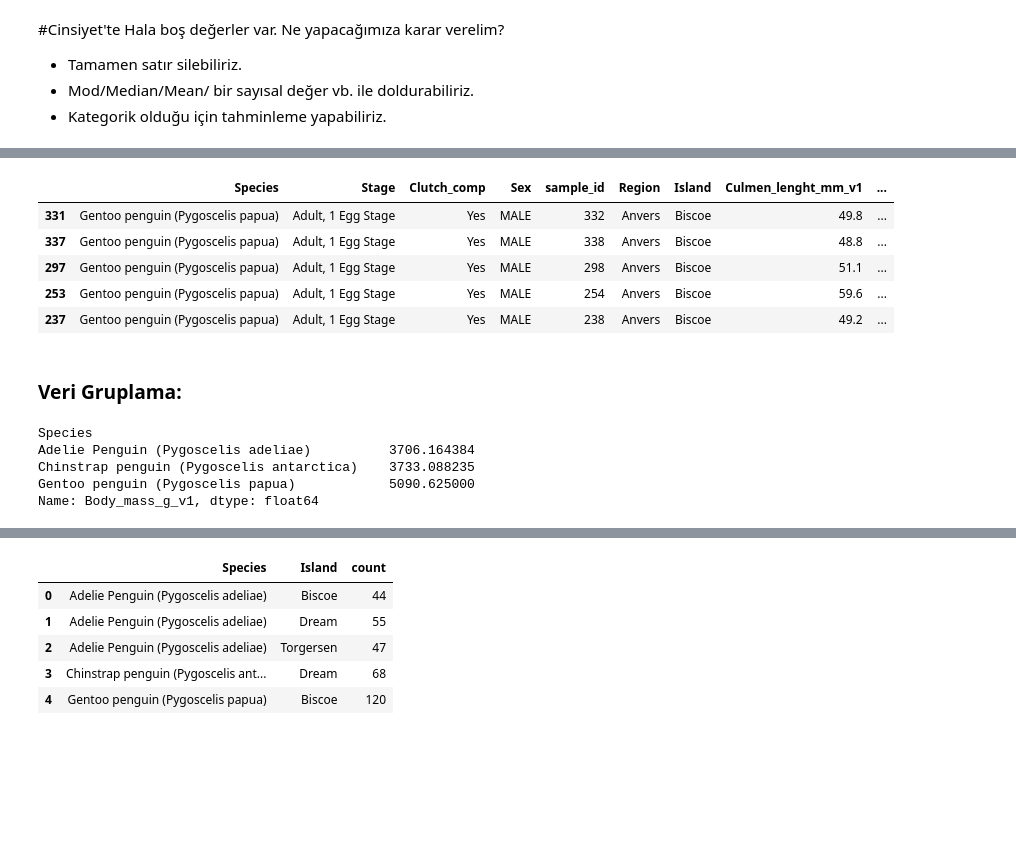
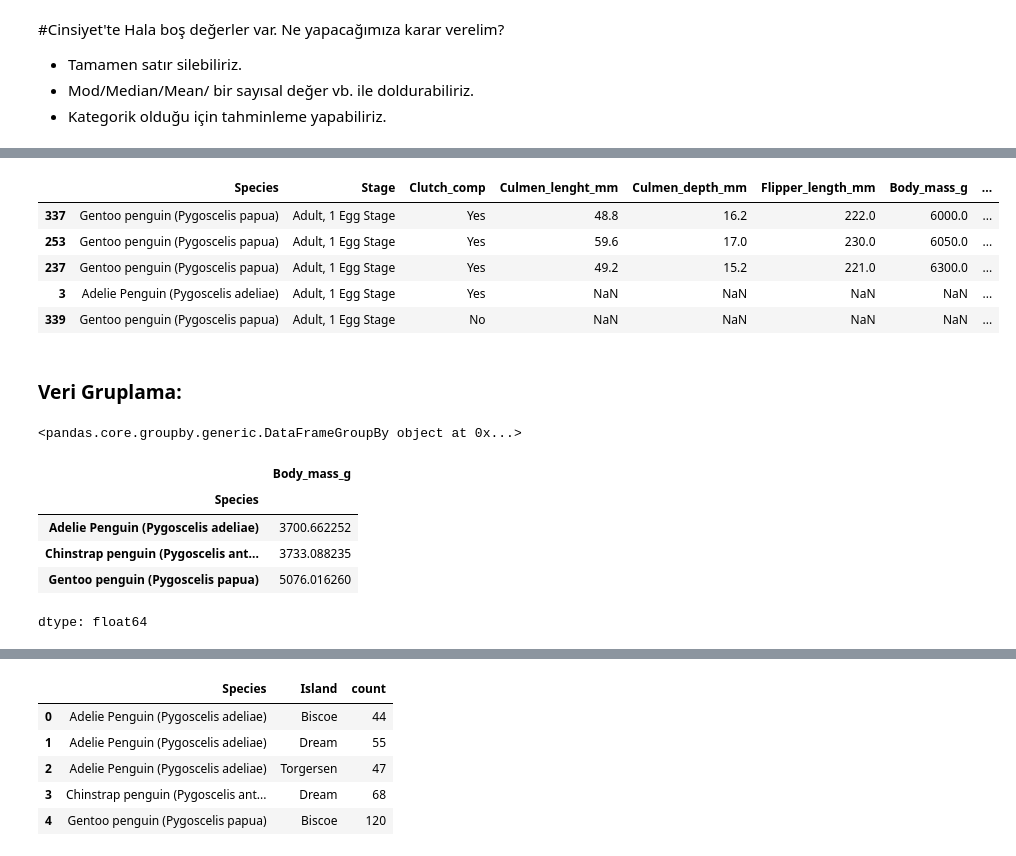
Before and after one commit to Fatmaerdogan/Patika-Bootcamp, a Jupyter notebook: 10_05_2025_Python_dersi_Data_Processes_Numpy_Pandas.ipynb, the cells around one changed output, grey strips where cells are left out. Saved outputs shown, nothing was run; the diff lists cells and outputs as text; code cells hidden in the pictures; blank space fills up the shorter version.

```diff
--- a/10_05_2025_Python_dersi_Data_Processes_Numpy_Pandas.ipynb
+++ b/10_05_2025_Python_dersi_Data_Processes_Numpy_Pandas.ipynb
@@ -1762,24 +1770,29 @@ Name: Body_mass_g_v1, dtype: float64
 # %%
-sorted_mass2 = penguin_dataset.sort_values('Body_mass_g_v1')
+sorted_mass2 = penguin_dataset.sort_values('Body_mass_g')
 
 sorted_mass2.tail()
 # %% [output]
-|  | Species | Stage | Clutch_comp | Sex | sample_id | Region | Island | Culmen_lenght_mm_v1 | ... |
-| 331 | Gentoo penguin (Pygoscelis papua) | Adult, 1 Egg Stage | Yes | MALE | 332 | Anvers | Biscoe | 49.8 | ... |
-| 337 | Gentoo penguin (Pygoscelis papua) | Adult, 1 Egg Stage | Yes | MALE | 338 | Anvers | Biscoe | 48.8 | ... |
-| 297 | Gentoo penguin (Pygoscelis papua) | Adult, 1 Egg Stage | Yes | MALE | 298 | Anvers | Biscoe | 51.1 | ... |
-| 253 | Gentoo penguin (Pygoscelis papua) | Adult, 1 Egg Stage | Yes | MALE | 254 | Anvers | Biscoe | 59.6 | ... |
-| 237 | Gentoo penguin (Pygoscelis papua) | Adult, 1 Egg Stage | Yes | MALE | 238 | Anvers | Biscoe | 49.2 | ... |
+|  | Species | Stage | Clutch_comp | Culmen_lenght_mm | Culmen_depth_mm | Flipper_length_mm | Body_mass_g | ... |
+| 337 | Gentoo penguin (Pygoscelis papua) | Adult, 1 Egg Stage | Yes | 48.8 | 16.2 | 222.0 | 6000.0 | ... |
+| 253 | Gentoo penguin (Pygoscelis papua) | Adult, 1 Egg Stage | Yes | 59.6 | 17.0 | 230.0 | 6050.0 | ... |
+| 237 | Gentoo penguin (Pygoscelis papua) | Adult, 1 Egg Stage | Yes | 49.2 | 15.2 | 221.0 | 6300.0 | ... |
+| 3 | Adelie Penguin (Pygoscelis adeliae) | Adult, 1 Egg Stage | Yes | NaN | NaN | NaN | NaN | ... |
+| 339 | Gentoo penguin (Pygoscelis papua) | Adult, 1 Egg Stage | No | NaN | NaN | NaN | NaN | ... |
 # %% [markdown]
 ### Veri Gruplama:
+# %%
+penguin_dataset.groupby('Species')
+# %% [output]
+<pandas.core.groupby.generic.DataFrameGroupBy object at 0x...>
 # %%
-penguin_dataset.groupby('Species')['Body_mass_g_v1'].mean()
+penguin_dataset.groupby('Species')['Body_mass_g'].mean()
 # %% [output]
+|  | Body_mass_g |
+| Species |  |
+| Adelie Penguin (Pygoscelis adeliae) | 3700.662252 |
+| Chinstrap penguin (Pygoscelis ant... | 3733.088235 |
+| Gentoo penguin (Pygoscelis papua) | 5076.016260 |
-Species
-Adelie Penguin (Pygoscelis adeliae)          3706.164384
-Chinstrap penguin (Pygoscelis antarctica)    3733.088235
-Gentoo penguin (Pygoscelis papua)            5090.625000
-Name: Body_mass_g_v1, dtype: float64
+dtype: float64
 # %%
 Species_group = penguin_dataset.groupby('Species', as_index=False).count()
 Species_group
```
Also changed, not shown: parts of 33 cells of this notebook.
